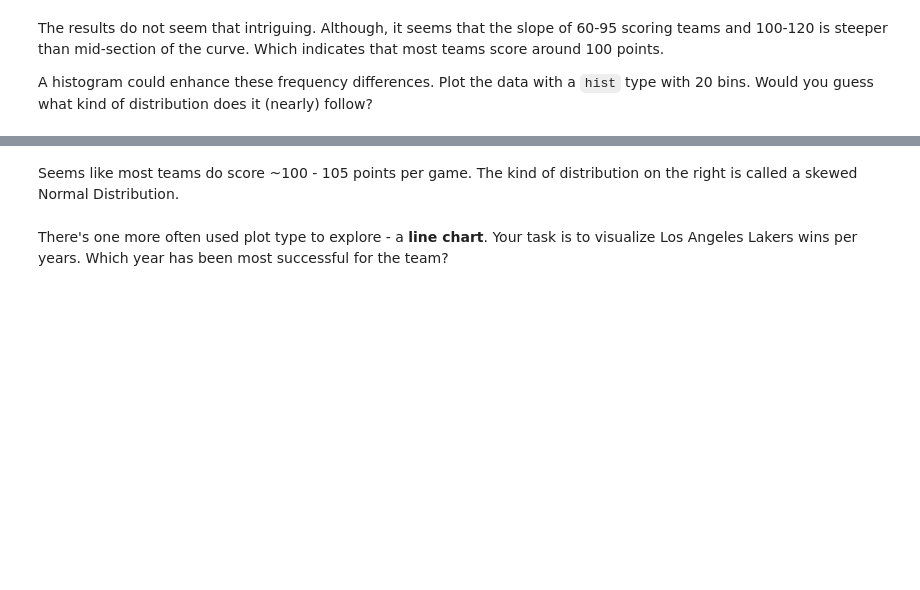
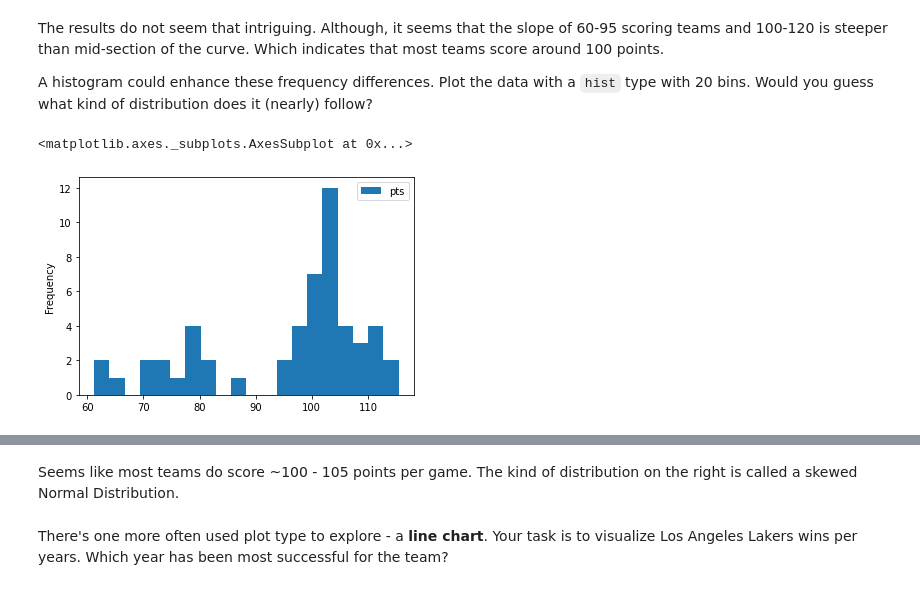
Before and after one commit to manderhub/turing-college-challenge, a Jupyter notebook: Turing_College_Technical_Challenge.ipynb, the cells around one changed output, grey strips where cells are left out. Saved outputs shown, nothing was run; the diff lists cells and outputs as text; code cells hidden in the pictures; blank space fills up the shorter version.

```diff
--- a/Turing_College_Technical_Challenge.ipynb
+++ b/Turing_College_Technical_Challenge.ipynb
@@ -170,8 +170,8 @@ Global statistics are biased - not all teams score 100 points per game, some tea
 
 Find 5 teams (by fran_id) with most average points scored per game. Save as `five_best_teams`.
 # %%
-avg_pts_teams = df1.groupby('fran_id').mean().sort_values("pts", ascending=False)
-five_best_teams = avg_pts_teams.head(5)
+avg_pts_teams_desc = df1.groupby('fran_id').mean().sort_values("pts", ascending=False)
+five_best_teams = avg_pts_teams_desc.head(5)
 np.testing.assert_array_almost_equal(five_best_teams["pts"].values, [115.44651163, 114.05131414, 112.65454545, 112.35449735, 111.62529551])
 # %% [markdown]
 ## Basic Visualizations
@@ -193,7 +193,8 @@ top_10_teams.plot.bar()
 You should see a result as follows:
 <div><img src="https://i.imgur.com/io7fvju.png" /></div>
 # %%
-bottom_10_teams = avg_pts_teams[["pts"]].tail(10).sort_values("pts", ascending=True)
+avg_pts_teams_asc = avg_pts_teams[["pts"]].sort_values("pts", ascending=True)
+bottom_10_teams = avg_pts_teams_asc.head(10)
 bottom_10_teams.plot.bar()
 # %% [output]
 <matplotlib.axes._subplots.AxesSubplot at 0x...>
@@ -215,6 +216,11 @@ You should see a result as follows:
 The results do not seem that intriguing. Although, it seems that the slope of 60-95 scoring teams and 100-120 is steeper than mid-section of the curve. Which indicates that most teams score around 100 points.
 
 A histogram could enhance these frequency differences. Plot the data with a `hist` type with 20 bins. Would you guess what kind of distribution does it (nearly) follow?
+# %%
+avg_pts_teams_asc.plot.hist(bins=20)
+# %% [output]
+<matplotlib.axes._subplots.AxesSubplot at 0x...>
+[figure, added]
 # %% [markdown]
 You should see a result as follows:
 <div><img src="https://i.imgur.com/Pc3sUKN.png"/></div>
```
Also changed, not shown: parts of 7 cells of this notebook.
